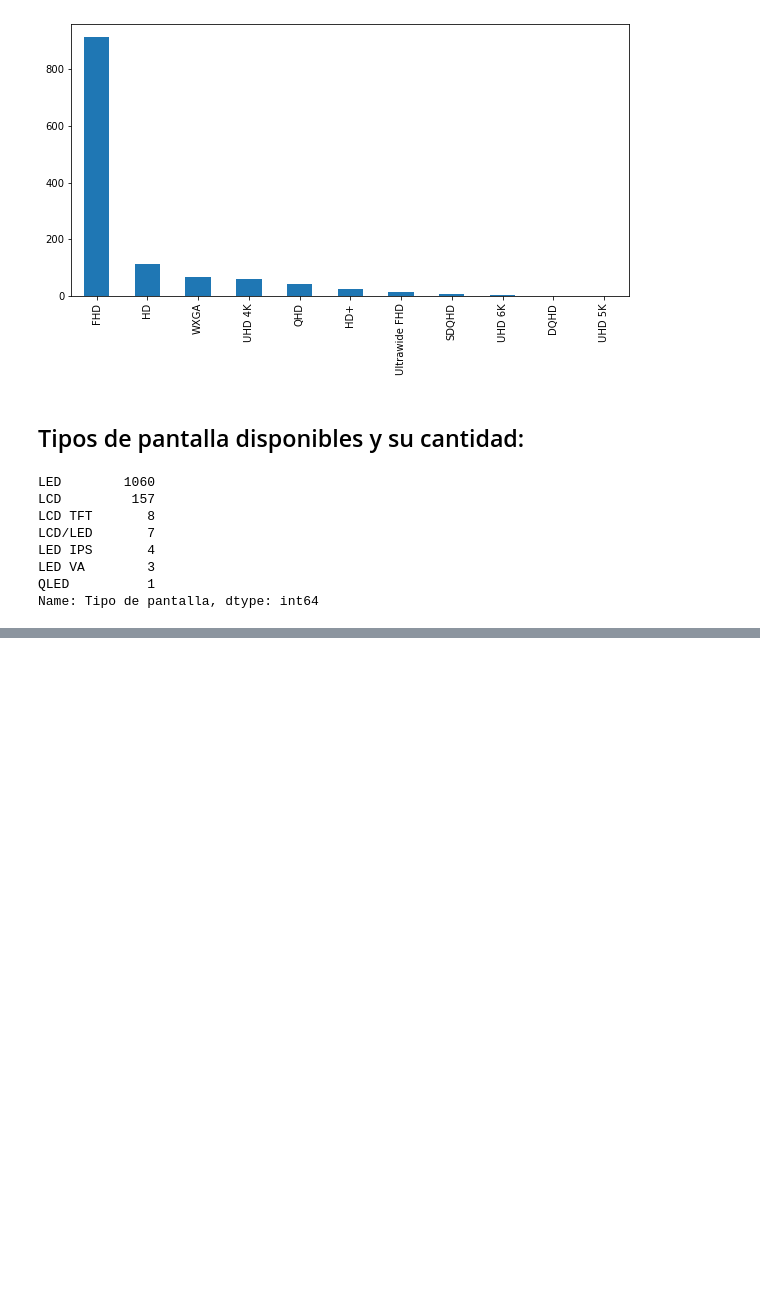
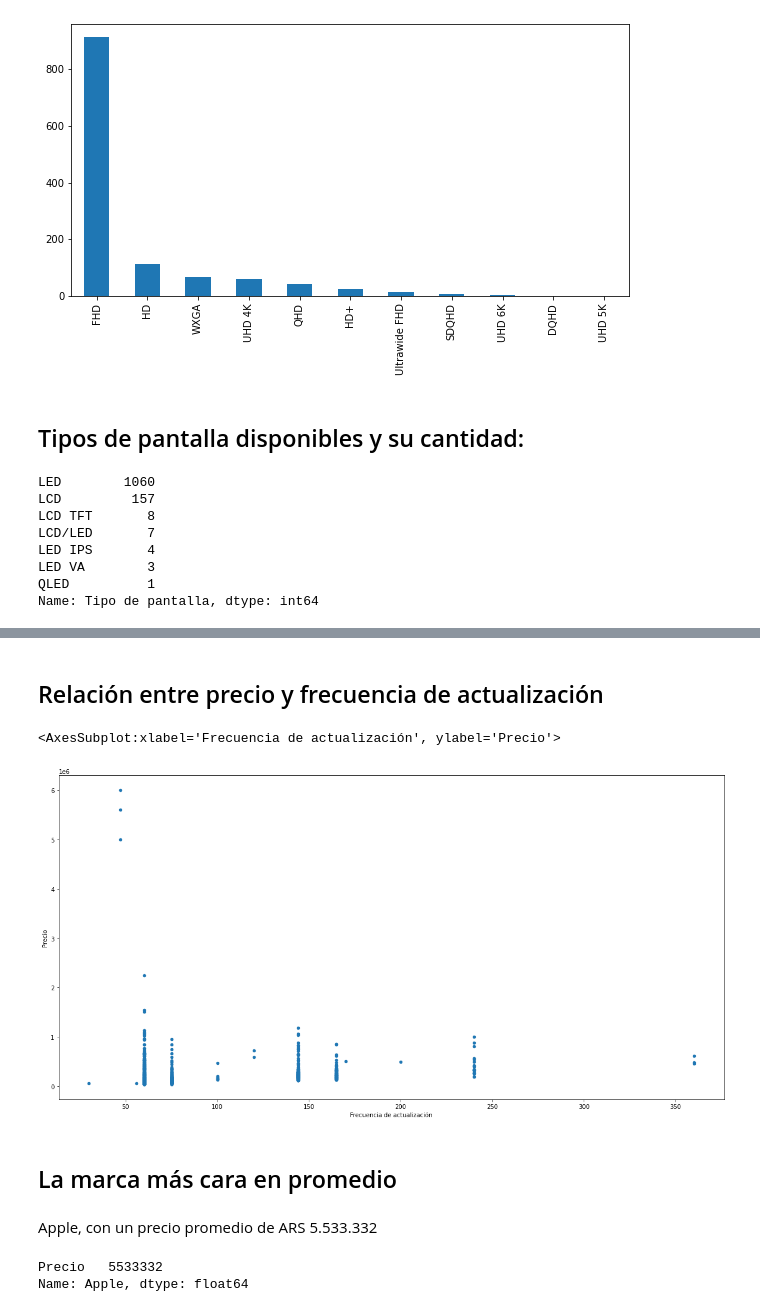
Before and after one commit to cris-andrade-97/MeLiWebScraping, a Jupyter notebook: Analisis del CSV/Análisis del CSV.ipynb, the cells around one changed output, grey strips where cells are left out. Cells and saved outputs as stored; diff of their text form; code cells hidden in the pictures; blank space fills up the shorter version.

```diff
--- a/Analisis del CSV/Análisis del CSV.ipynb
+++ b/Analisis del CSV/Análisis del CSV.ipynb
@@ -105,0 +193,16 @@ df.sort_values(by='Precio', ascending = False).head(3)
+# %% [markdown]
+## Relación entre precio y frecuencia de actualización
+# %%
+df[['Frecuencia de actualización','Precio']].plot.scatter(x=0,y=1,figsize=(20,10))
+# %% [output]
+<AxesSubplot:xlabel='Frecuencia de actualización', ylabel='Precio'>
+[figure, added]
+# %% [markdown]
+## La marca más cara en promedio
+# %% [markdown]
+<p>Apple, con un precio promedio de ARS 5.533.332</p>
+# %%
+df[['Marca','Precio']].groupby('Marca').mean().sort_values(by='Precio', ascending=False).iloc[0]
+# %% [output]
+Precio   5533332
+Name: Apple, dtype: float64
```
Also changed, not shown: parts of 24 cells of this notebook.
